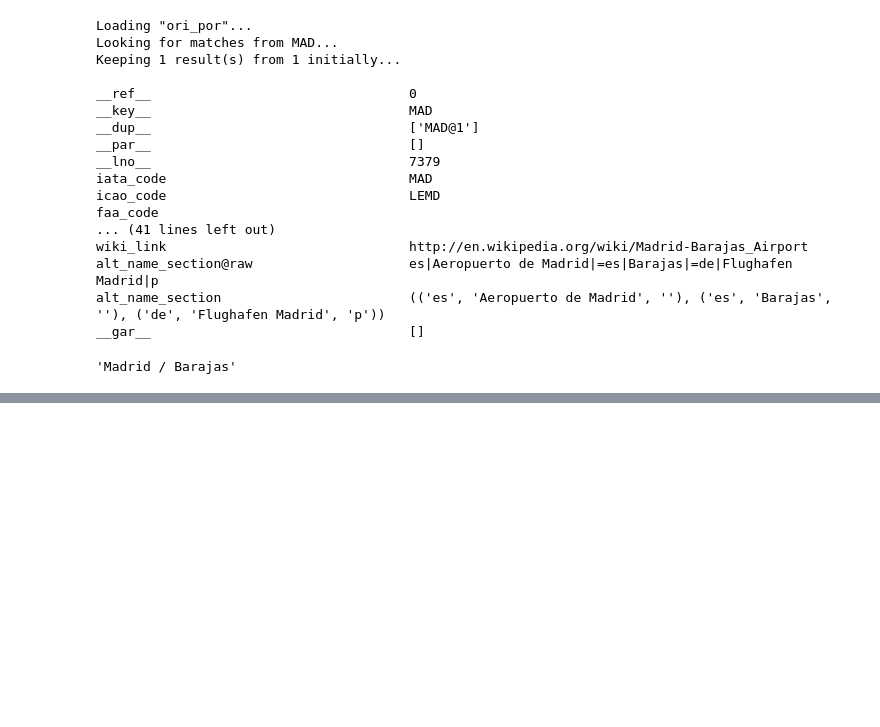
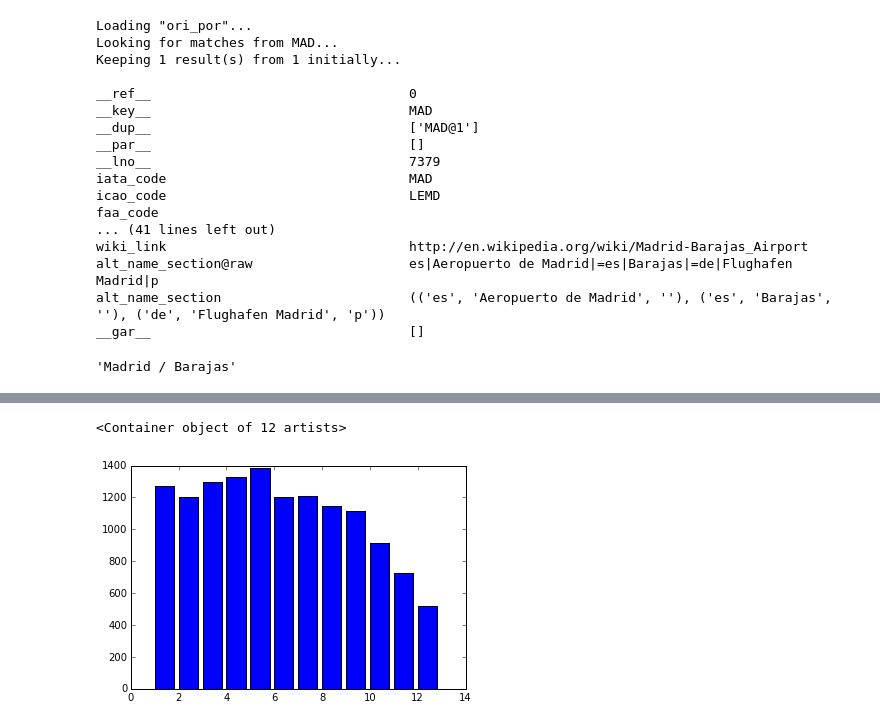
Before and after one commit to Albertotuero/Master-in-Data-Science, a Jupyter notebook: challenger/Data_Challenge.ipynb, the cells around one changed output, grey strips where cells are left out. Cells and saved outputs as stored; diff of their text form; code cells hidden in the pictures; blank space fills up the shorter version.

```diff
--- a/challenger/Data_Challenge.ipynb
+++ b/challenger/Data_Challenge.ipynb
@@ -171,0 +262,6 @@ top['countries'] = countries
+# %%
+# Búsquedas en Madrid
+plt.bar(range(1,13),df2.Date.MAD)
+# %% [output]
+<Container object of 12 artists>
+[figure, added]
```
Also changed, not shown: parts of 40 cells of this notebook.
